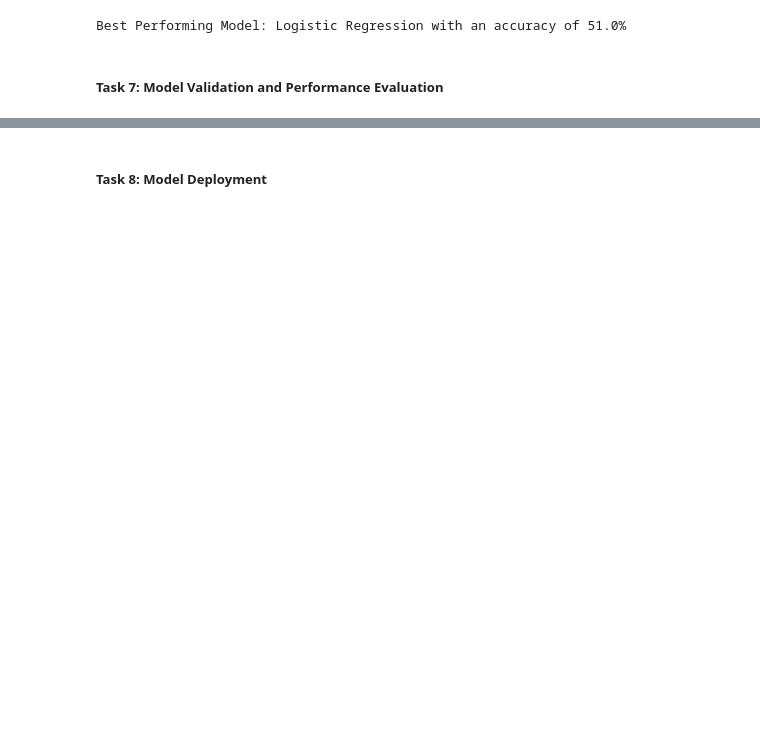
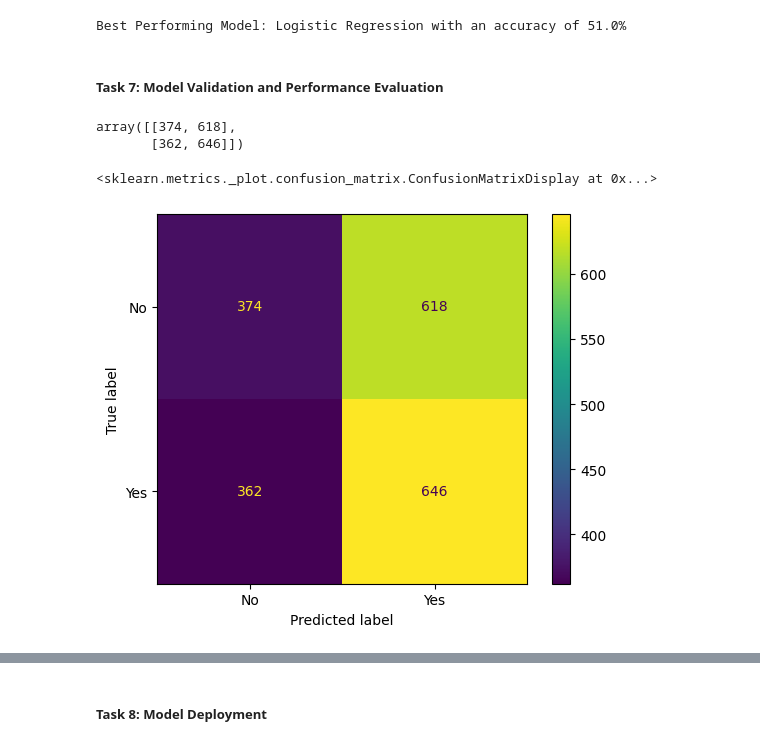
Before and after one commit to sanjiv576/Bank-Loan-Approval-Prediction-using-Naive-Bayes-Classifier-algorithm, a Jupyter notebook: model/model_preparation.ipynb, the cells around one changed output, grey strips where cells are left out. Cells and saved outputs as stored; diff of their text form; code cells hidden in the pictures; blank space fills up the shorter version.

Commit message:
complete model evaluation and deployment

```diff
--- a/model/model_preparation.ipynb
+++ b/model/model_preparation.ipynb
@@ -794,0 +797,15 @@ Best Performing Model: Logistic Regression with an accuracy of 51.0%
+# %%
+best_model = models["Logistic Regression"]
+y_pred = best_model.predict(X_test)
+# %%
+cm = confusion_matrix(y_test, y_pred)
+cm
+# %% [output]
+array([[374, 618],
+       [362, 646]])
+# %%
+dis = ConfusionMatrixDisplay(confusion_matrix=cm, display_labels=best_model.classes_)
+dis.plot()
+# %% [output]
+<sklearn.metrics._plot.confusion_matrix.ConfusionMatrixDisplay at 0x...>
+[figure, added]
```
Also changed, not shown: parts of 13 cells of this notebook.
